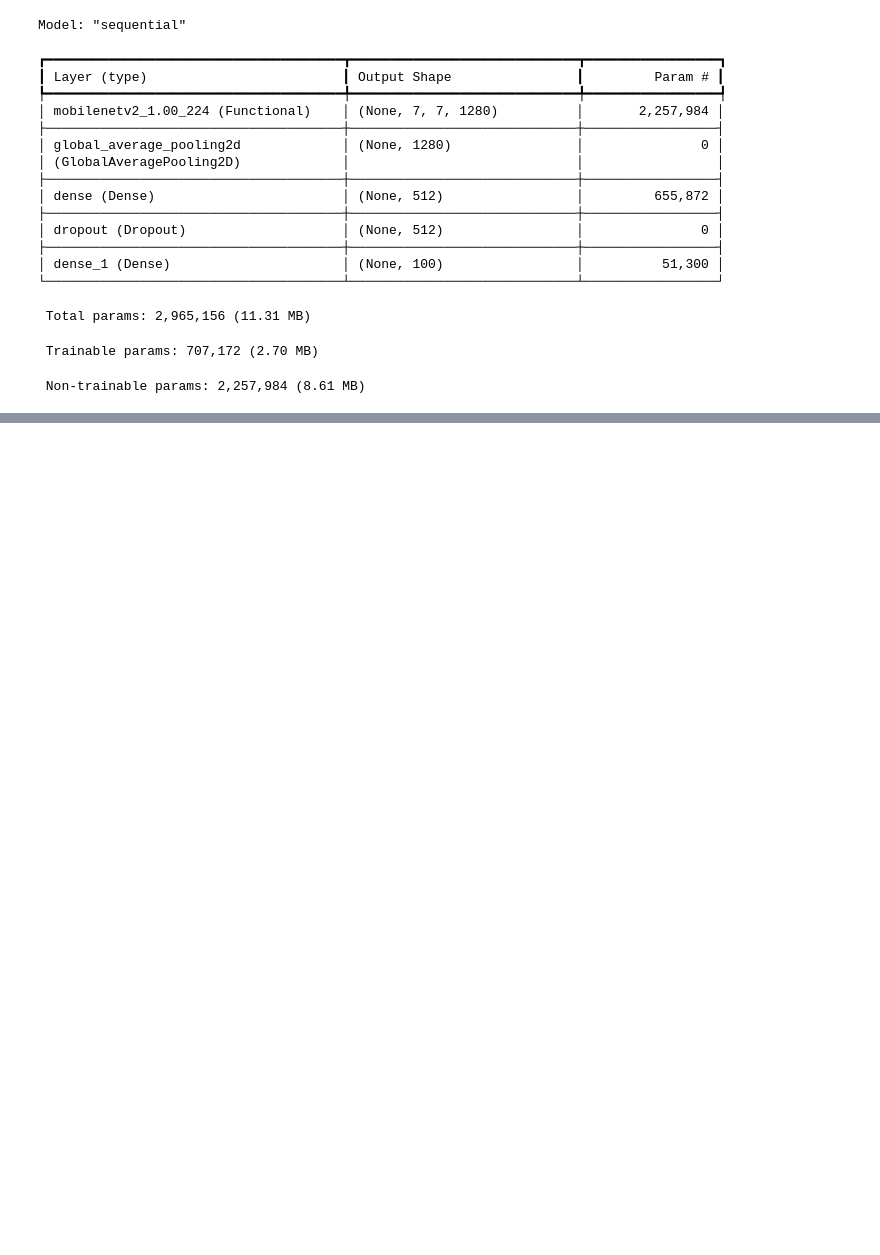
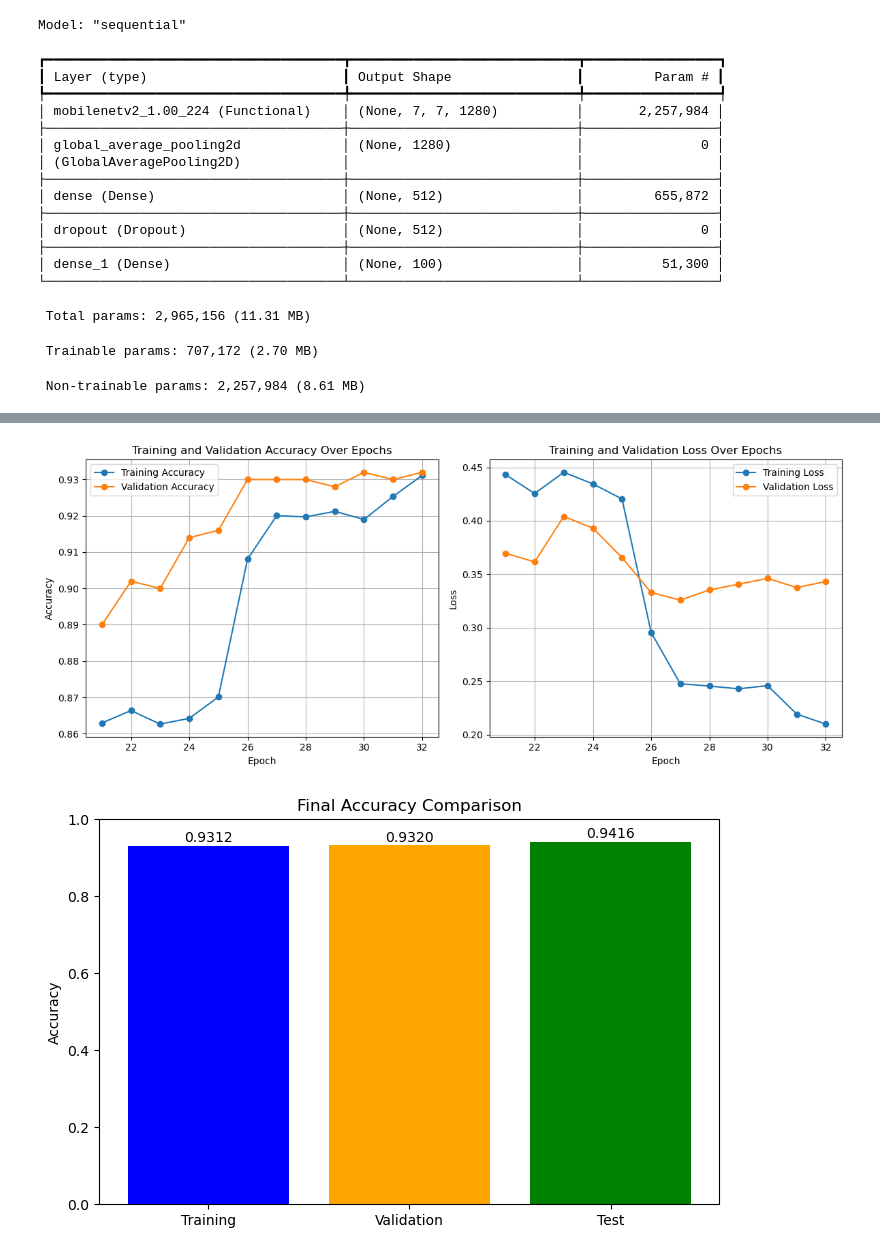
Before and after one commit to Devzane/butterfly-and-moth-image-classification, a Jupyter notebook: Butterfly & Moths Image Classification.ipynb, the cells around one changed output, grey strips where cells are left out. Cells and saved outputs as stored; diff of their text form; code cells hidden in the pictures; blank space fills up the shorter version.

Commit message:
Visualization of the Training and the validation set

```diff
--- a/Butterfly & Moths Image Classification.ipynb
+++ b/Butterfly & Moths Image Classification.ipynb
@@ -200,3 +203,6 @@ Model: "sequential"
  Total params: 2,965,156 (11.31 MB)
  Trainable params: 707,172 (2.70 MB)
  Non-trainable params: 2,257,984 (8.61 MB)
+# %%
+# Load the saved weights
+best_model = model.load_weights(r'C:\Users\user\anaconda3\envs\mlp\butterfly and moth problem\model_best.h5')
@@ -203,6 +213,6 @@ Model: "sequential"
 # %%
 checkpoint = ModelCheckpoint(
-    r'C:\Users\user\Documents\butterfly and moth problem\model_best.h5',
+   r'C:\Users\user\anaconda3\envs\mlp\butterfly and moth problem\model_best.h5',
     save_best_only=True,
     monitor='val_accuracy',
     mode='max'
@@ -223,0 +274,60 @@ PermissionError: [WinError 5] Access is denied: 'C:\\Users\\YourUsername'
+# %%
+import matplotlib.pyplot as plt
+import numpy as np
+
+# Assuming history contains the metrics from this run (Epochs 21-40)
+# Combine with previous run's history if available, or adjust epoch labels
+# For now, we'll plot this run's history (labeled as Epochs 1-20 in output)
+
+# Adjust epoch numbers to reflect true epochs (21-40)
+epochs = range(21, 33)  # True epochs (21 to 40)
+
+# Extract metrics from history (from this run)
+train_acc = history.history['accuracy']
+val_acc = history.history['val_accuracy']
+train_loss = history.history['loss']
+val_loss = history.history['val_loss']
+
+# Plot accuracy over epochs
+plt.figure(figsize=(12, 5))
+
+plt.subplot(1, 2, 1)
+plt.plot(epochs, train_acc, label='Training Accuracy', marker='o')
+plt.plot(epochs, val_acc, label='Validation Accuracy', marker='o')
+plt.title('Training and Validation Accuracy Over Epochs')
+plt.xlabel('Epoch')
+plt.ylabel('Accuracy')
+plt.legend()
+plt.grid(True)
+
+# Plot loss over epochs
+plt.subplot(1, 2, 2)
+plt.plot(epochs, train_loss, label='Training Loss', marker='o')
+plt.plot(epochs, val_loss, label='Validation Loss', marker='o')
+plt.title('Training and Validation Loss Over Epochs')
+plt.xlabel('Epoch')
+plt.ylabel('Loss')
+plt.legend()
+plt.grid(True)
+
+plt.tight_layout()
+plt.show()
+
+# Bar plot comparing final training, validation, and test accuracies
+final_train_acc = train_acc[-1]  # Final training accuracy (Epoch 40)
+final_val_acc = val_acc[-1]      # Final validation accuracy (Epoch 40)
+test_acc_value = 0.9416          # Test accuracy from evaluation
+
+plt.figure(figsize=(8, 5))
+labels = ['Training', 'Validation', 'Test']
+accuracies = [final_train_acc, final_val_acc, test_acc_value]
+plt.bar(labels, accuracies, color=['blue', 'orange', 'green'])
+plt.title('Final Accuracy Comparison')
+plt.ylabel('Accuracy')
+plt.ylim(0, 1)
+for i, v in enumerate(accuracies):
+    plt.text(i, v + 0.01, f'{v:.4f}', ha='center')
+plt.show()
+# %% [output]
+[figure, added]
+[figure, added]
```
Also changed, not shown: parts of 8 cells of this notebook, 1 other file.
